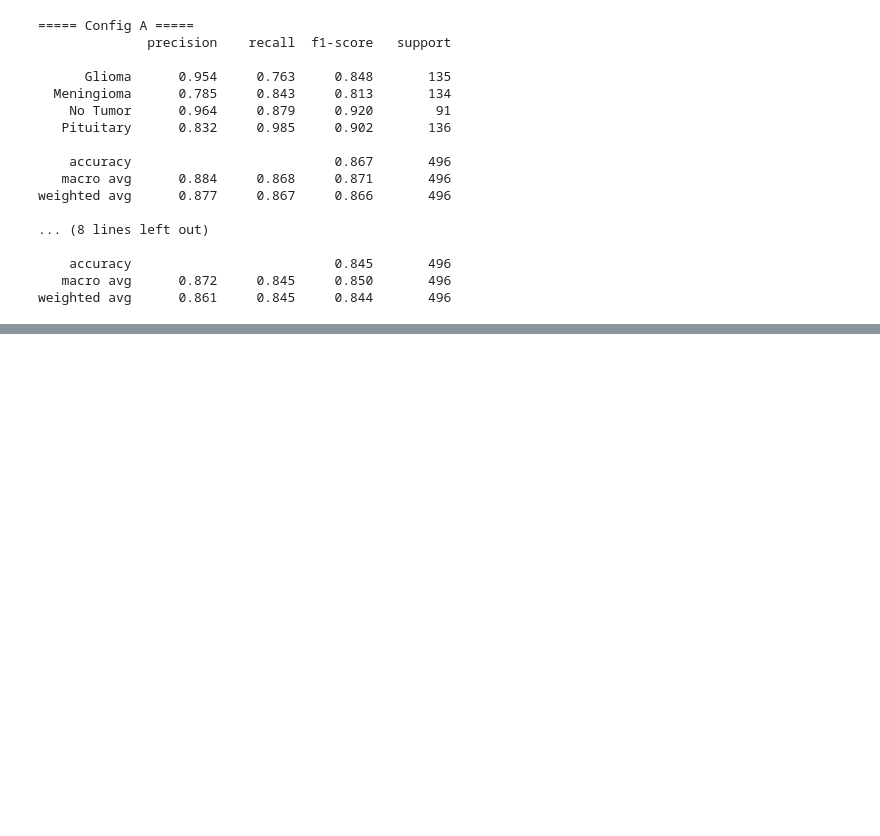
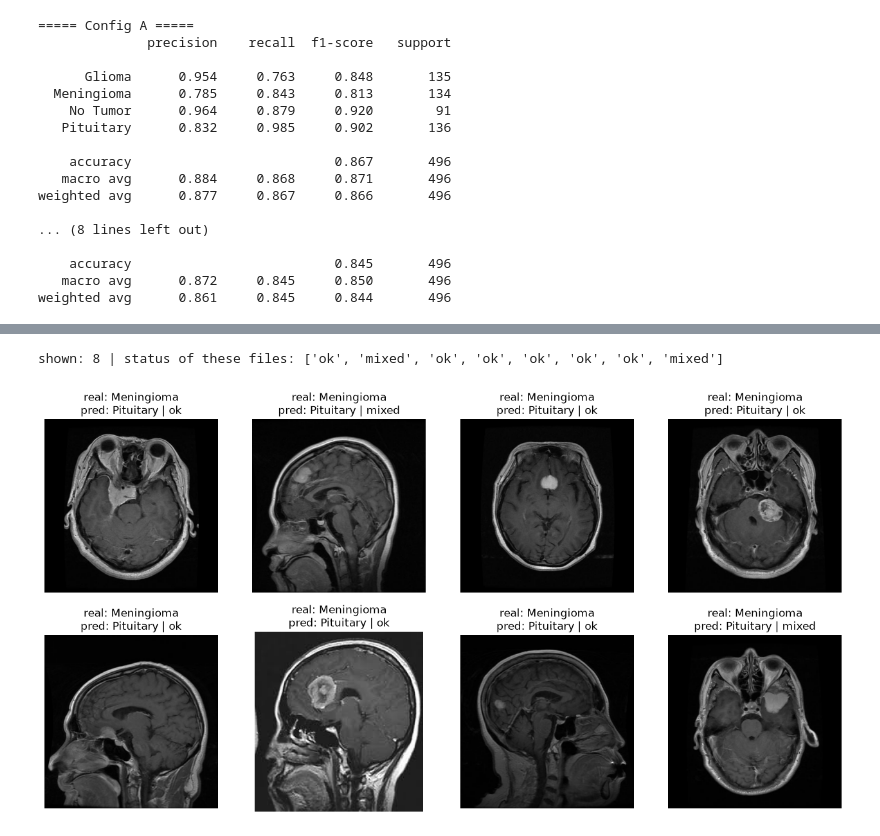
Before and after one commit to amineElgaini/mri-brain-tumor-deep-learning, a Jupyter notebook: notebooks/03_classification_transfer_learning.ipynb, the cells around one changed output, grey strips where cells are left out. Saved outputs shown, nothing was run; the diff lists cells and outputs as text; code cells hidden in the pictures; blank space fills up the shorter version.

```diff
--- a/notebooks/03_classification_transfer_learning.ipynb
+++ b/notebooks/03_classification_transfer_learning.ipynb
@@ -353,0 +389,22 @@ weighted avg      0.861     0.845     0.844       496
+# %%
+import pandas as pd
+import matplotlib.pyplot as plt
+from PIL import Image
+
+df = pd.read_csv("../data/inventory_final.csv")
+t = df[df["split"] == "test"].reset_index(drop=True)   # same order as test_ds
+t["true"] = y_true
+t["pred"] = y_pred
+
+wrong = t[(t["true"] == 1) & (t["pred"] == 3)].head(8)   # Meningioma -> Pituitary
+print("shown:", len(wrong), "| status of these files:", wrong["status"].tolist())
+
+fig, axes = plt.subplots(2, 4, figsize=(16, 8))
+for ax, (_, r) in zip(axes.flat, wrong.iterrows()):
+    ax.imshow(Image.open(r["image_path"]).convert("RGB"))
+    ax.set_title(f"real: Meningioma\npred: Pituitary | {r['status']}")
+    ax.axis("off")
+plt.show()
+# %% [output]
+shown: 8 | status of these files: ['ok', 'mixed', 'ok', 'ok', 'ok', 'ok', 'ok', 'mixed']
+[figure, added]
```
Also changed, not shown: parts of 2 cells of this notebook, 12 other files.
